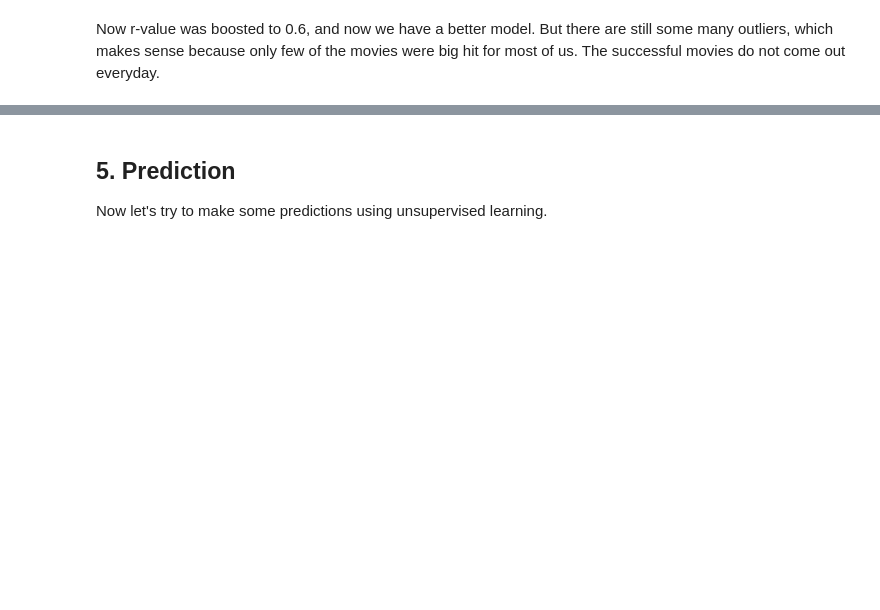
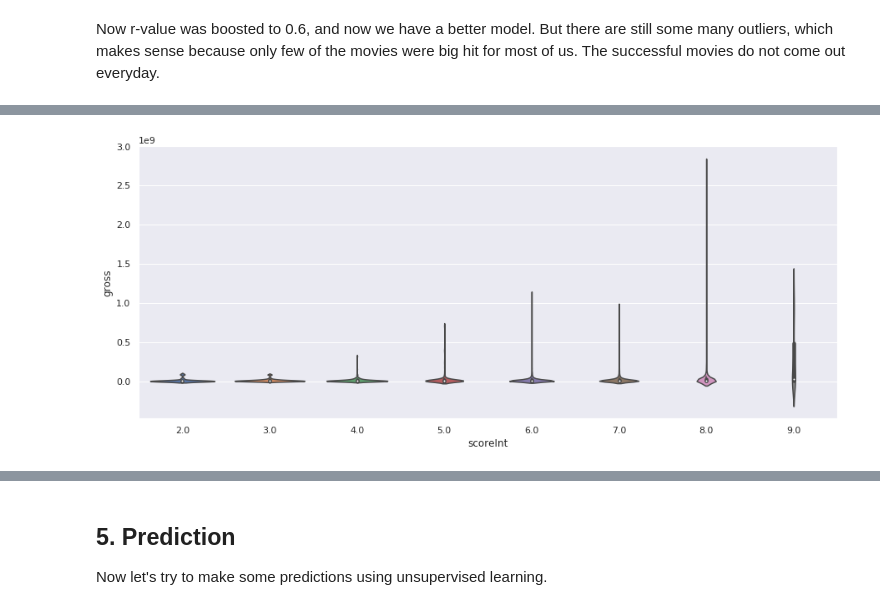
Before and after one commit to rayguan97/CMSC320, a Jupyter notebook: Final Tutorial.ipynb, the cells around one changed output, grey strips where cells are left out. Cells and saved outputs as stored; diff of their text form; code cells hidden in the pictures; blank space fills up the shorter version.

```diff
--- a/Final Tutorial.ipynb
+++ b/Final Tutorial.ipynb
@@ -658,0 +668,6 @@ Now r-value was boosted to 0.6, and now we have a better model. But there are st
+# %%
+dataset["scoreInt"] = round(dataset["score"])
+violin_gross_score = sns.violinplot(x = "scoreInt", y = "gross", data = dataset)
+violin_gross_score.figure.set_size_inches(15, 6)
+# %% [output]
+[figure, added]
```
Also changed, not shown: parts of 18 cells of this notebook.
